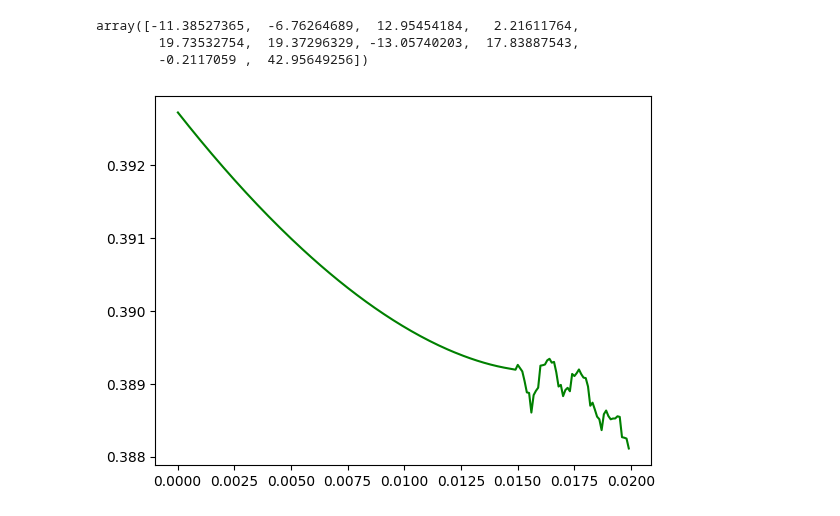
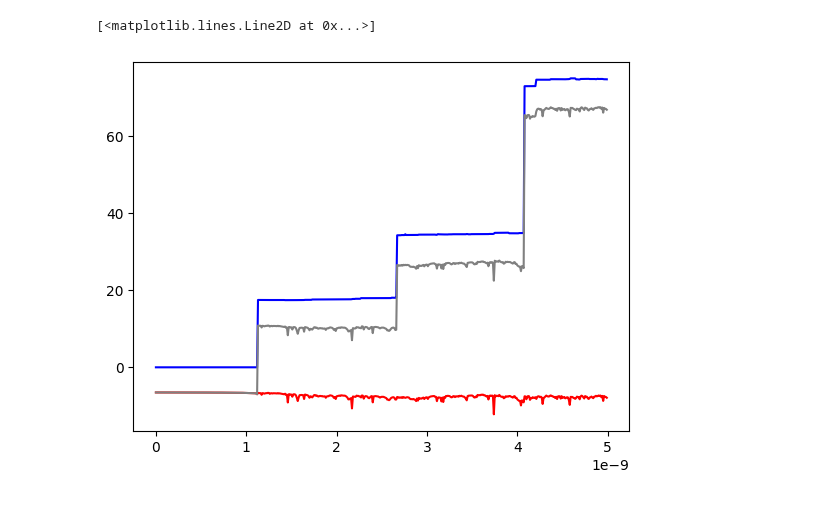
Before and after one commit to mannodiarun/MSE570, a Jupyter notebook: MD.ipynb, the cells around one changed output. Saved outputs shown, nothing was run; the diff lists cells and outputs as text; code cells hidden in the pictures.

```diff
--- a/MD.ipynb
+++ b/MD.ipynb
@@ -117,9 +85,10 @@ def pair_distance(x_all,y_all):
 # %%
 ##  Define MD Parameters  ##
 
-Temp_start = 1
-m = 1
-dt = 1e-4
+Temp_start = 300  # Kelvin
+m = 4.48E-26  # kg
+dt = 1e-12  # seconds
+kB = 1.380649E-23  # J/K
 # %%
 def init():
 
@@ -441,16 +277,12 @@ PE, KE, TE, x_final, y_final, pair_dist = md(tmax,dt,nsamp)
-# %%
-sigma = np.sqrt(400)
-np.random.normal(loc=0, scale=sigma, size=10)
-# %% [output]
-array([-11.38527365,  -6.76264689,  12.95454184,   2.21611764,
-        19.73532754,  19.37296329, -13.05740203,  17.83887543,
-        -0.2117059 ,  42.95649256])
-# %%
-
-dt = 1e-5
-tmax = 2e-2
-nsamp = 10
-
-PE, KE, TE, x_final, y_final, pair_dist = md(tmax,dt,nsamp)
-# %% [output]
-[figure, removed]
+# %%
+for i in range(0,len(times)):
+    PE[i] = PE[i]*1e26
+    KE[i] = KE[i]*1e26
+    TE[i] = TE[i]*1e26
+
+plt.plot(times[:], PE[:], c = 'r')
+plt.plot(times[:], KE[:], c = 'b')
+plt.plot(times[:], TE[:], c = 'grey')
+# %% [output]
+[<matplotlib.lines.Line2D at 0x...>]
+[figure, added]
```
Also changed, not shown: parts of 23 cells of this notebook.
